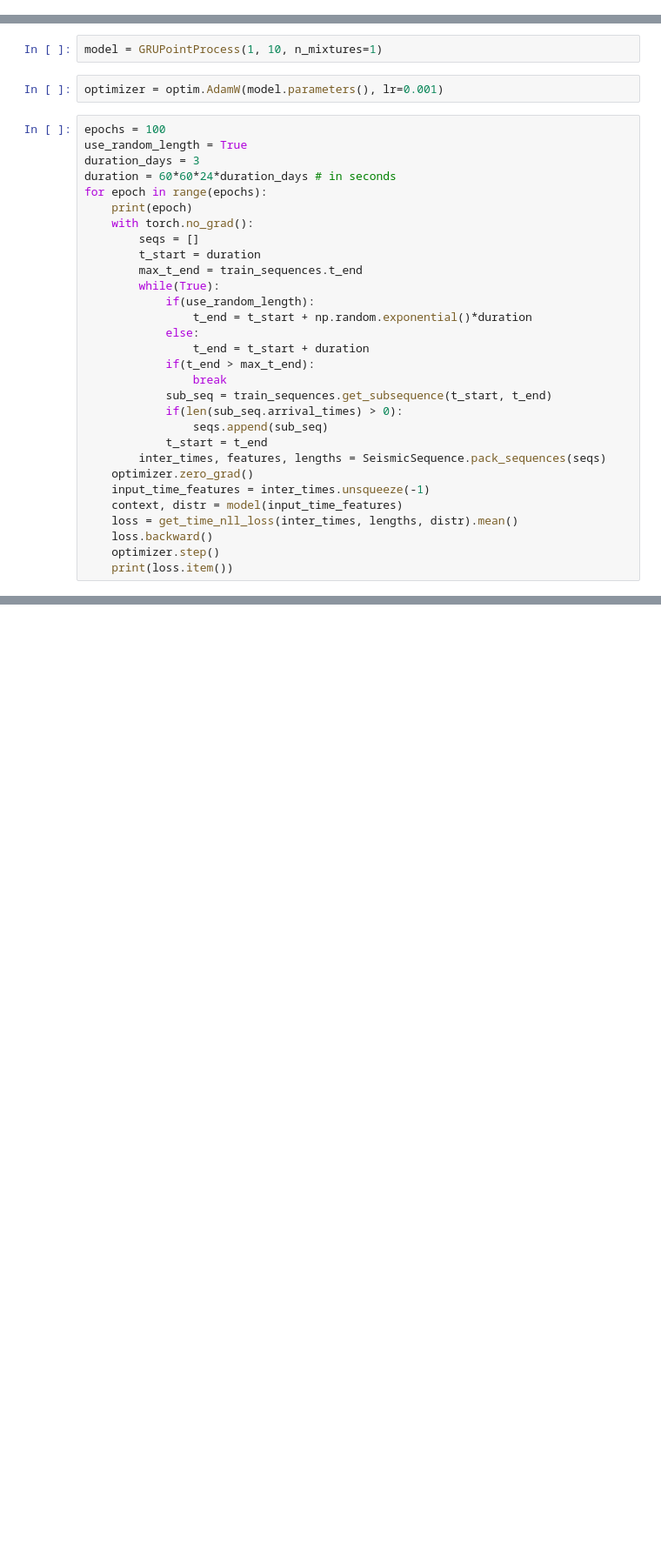
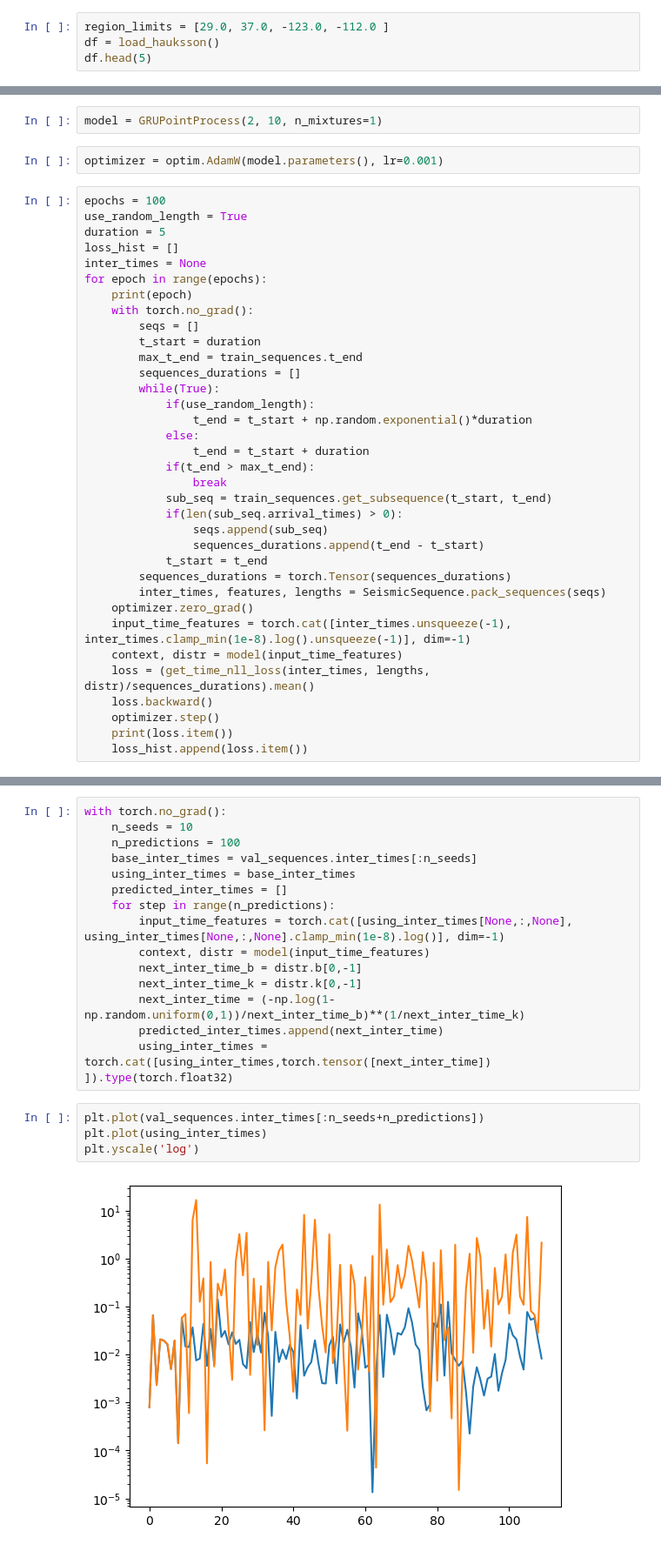
Before and after one commit to vicioms/quake_utils, a Jupyter notebook: test.ipynb, the cells around one changed output, grey strips where cells are left out. Shown at 87% size. Cells and saved outputs as stored; diff of their text form; blank space fills up the shorter version.

```diff
--- a/test.ipynb
+++ b/test.ipynb
@@ -92,0 +60,4 @@ NameError: name 'df' is not defined
+# %%
+region_limits = [29.0, 37.0, -123.0, -112.0 ]
+df = load_hauksson()
+df.head(5)
@@ -93,20 +86,22 @@ NameError: name 'df' is not defined
 # %% [markdown]
 # Training
 # %%
-model = GRUPointProcess(1, 10, n_mixtures=1)
+model = GRUPointProcess(2, 10, n_mixtures=1)
 # %%
 optimizer = optim.AdamW(model.parameters(), lr=0.001)
 # %%
 epochs = 100
 use_random_length = True
-duration_days = 3
-duration = 60*60*24*duration_days # in seconds
+duration = 5
+loss_hist = []
+inter_times = None
 for epoch in range(epochs):
     print(epoch)
     with torch.no_grad():
         seqs = []
         t_start = duration
         max_t_end = train_sequences.t_end
+        sequences_durations = []
         while(True):
             if(use_random_length):
                 t_end = t_start + np.random.exponential()*duration
@@ -117,14 +112,17 @@ for epoch in range(epochs):
             sub_seq = train_sequences.get_subsequence(t_start, t_end)
             if(len(sub_seq.arrival_times) > 0):
                 seqs.append(sub_seq)
+                sequences_durations.append(t_end - t_start)
             t_start = t_end
+        sequences_durations = torch.Tensor(sequences_durations)
         inter_times, features, lengths = SeismicSequence.pack_sequences(seqs)
     optimizer.zero_grad()
-    input_time_features = inter_times.unsqueeze(-1)
+    input_time_features = torch.cat([inter_times.unsqueeze(-1), inter_times.clamp_min(1e-8).log().unsqueeze(-1)], dim=-1)
     context, distr = model(input_time_features)
-    loss = get_time_nll_loss(inter_times, lengths, distr).mean()
+    loss = (get_time_nll_loss(inter_times, lengths, distr)/sequences_durations).mean()
     loss.backward()
     optimizer.step()
     print(loss.item())
+    loss_hist.append(loss.item())
 # %% [output]
 0
@@ -147 +143,22 @@ for epoch in range(epochs):
 KeyboardInterrupt:
+# %%
+with torch.no_grad():
+    n_seeds = 10
+    n_predictions = 100
+    base_inter_times = val_sequences.inter_times[:n_seeds]
+    using_inter_times = base_inter_times
+    predicted_inter_times = []
+    for step in range(n_predictions):
+        input_time_features = torch.cat([using_inter_times[None,:,None], using_inter_times[None,:,None].clamp_min(1e-8).log()], dim=-1)
+        context, distr = model(input_time_features)
+        next_inter_time_b = distr.b[0,-1]
+        next_inter_time_k = distr.k[0,-1]
+        next_inter_time = (-np.log(1-np.random.uniform(0,1))/next_inter_time_b)**(1/next_inter_time_k)
+        predicted_inter_times.append(next_inter_time)
+        using_inter_times = torch.cat([using_inter_times,torch.tensor([next_inter_time]) ]).type(torch.float32)
+# %%
+plt.plot(val_sequences.inter_times[:n_seeds+n_predictions])
+plt.plot(using_inter_times)
+plt.yscale('log')
+# %% [output]
+[figure, added]
```
Also changed, not shown: parts of 8 cells of this notebook, 5 other files.
